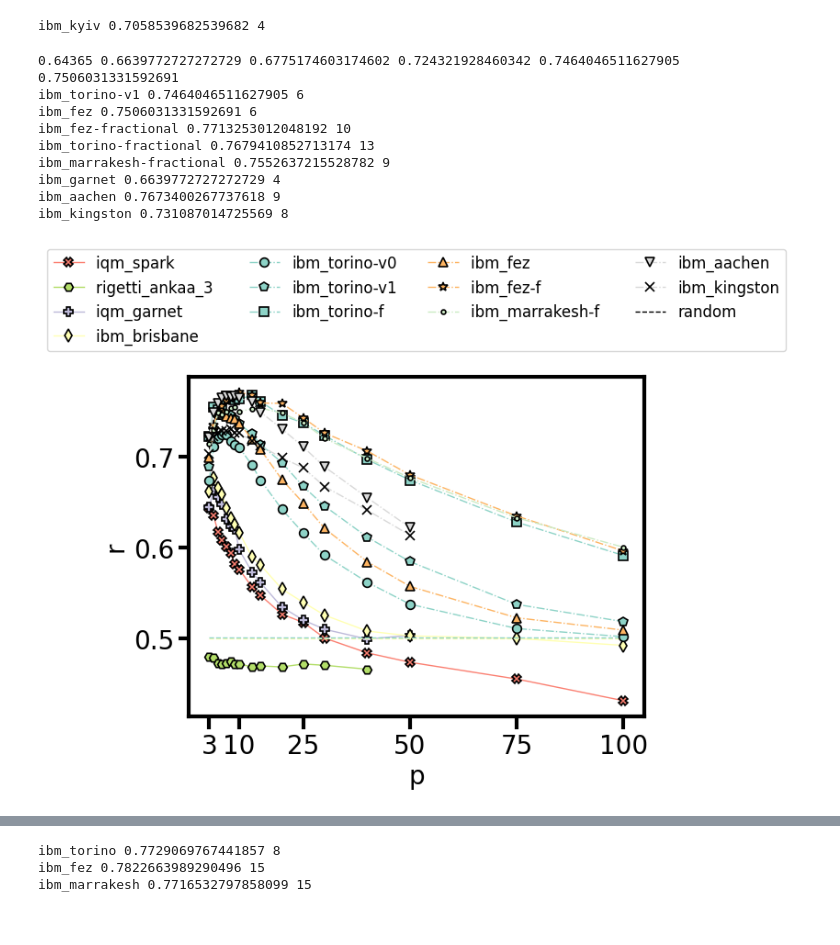
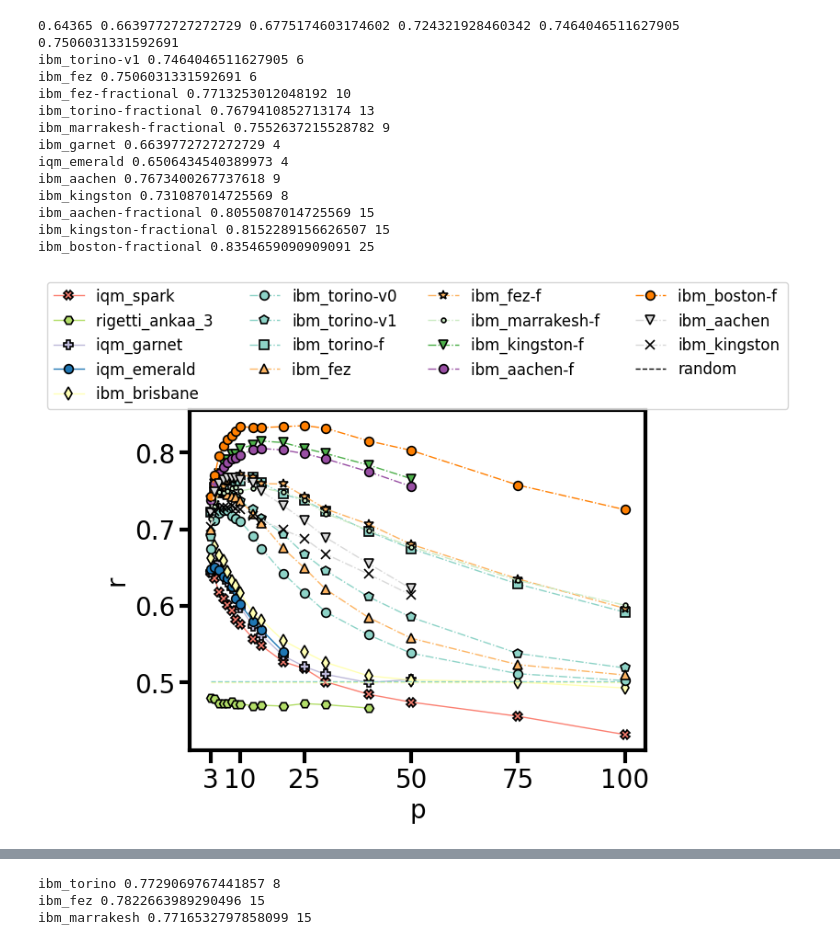
Before and after one commit to alejomonbar/LR-QAOA-QPU-Benchmarking, a Jupyter notebook: NL-Figures.ipynb, the cells around one changed output, grey strips where cells are left out. Saved outputs shown, nothing was run; the diff lists cells and outputs as text; code cells hidden in the pictures.

Commit message:
adding ibm_boston, iqm_emerald, aqt_ibexq1 experiments

```diff
--- a/NL-Figures.ipynb
+++ b/NL-Figures.ipynb
@@ -29,15 +29,6 @@ mpl.rcParams['legend.fontsize'] = 14
 mpl.rcParams['mathtext.fontset'] = 'dejavusans'
 mpl.rcParams['font.family'] = 'sans-serif'
 cm_colors = plt.get_cmap('Set2')
-# %%
-backend_name = "ibm_kyiv"
-device = np.load(f"./Data/{backend_name}/127_HE.npy", allow_pickle=True).item()
-case = ""
-prop = "r"
-ps = device["ps"]
-print(f"{backend_name}", max([device["postprocessing"+case][1][p][prop] for p in ps]), ps[np.argmax([device["postprocessing"+case][1][p][prop] for p in ps])])
-# %% [output]
-ibm_kyiv 0.7058539682539682 4
 # %%
 ibm_brisbane = np.load("./Data/ibm_brisbane/127_HE_day2.npy", allow_pickle=True).item()
 ibm_torino = np.load("./Data/ibm_torino/133_HE.npy", allow_pickle=True).item()
@@ -47,19 +38,26 @@ ibm_torino_fractional = np.load("./Data/ibm_torino/133_HE_fractional.npy", allow
 ibm_fez = np.load("./Data/ibm_fez/156_HE.npy", allow_pickle=True).item()
 ibm_fez_fractional = np.load("./Data/ibm_fez/156_HE_fractional.npy", allow_pickle=True).item()
 ibm_marrakesh_fractional = np.load("./Data/ibm_marrakesh/156_HE_fractional.npy", allow_pickle=True).item()
+ibm_aachen_fractional = np.load("./Data/ibm_aachen/156_HE_fractional.npy", allow_pickle=True).item()
+ibm_kingston_fractional = np.load("./Data/ibm_kingston/156_HE_fractional.npy", allow_pickle=True).item()
+ibm_boston_fractional = np.load("./Data/ibm_boston/156_HEw1.npy", allow_pickle=True).item()
 
 ibm_aachen = np.load("./Data/ibm_aachen/156_HE.npy", allow_pickle=True).item()
+
 ibm_kingston = np.load("./Data/ibm_kingston/156_HE.npy", allow_pickle=True).item()
 ibm_kyoto = np.load("./Data/ibm_kyoto/127_HE.npy", allow_pickle=True).item()
 
 
 iqm_garnet = np.load("./Data/iqm_garnet/20_NL.npy", allow_pickle=True).item()
+iqm_emerald = np.load("./Data/iqm_emerald/54_HE.npy", allow_pickle=True).item()
+
 iqm_spark = np.load("./Data/iqm_spark/5_SQ.npy", allow_pickle=True).item()
 
 
 rigetti_ankaa_3 = np.load("./Data/rigetti_ankaa_3/82_NL.npy", allow_pickle=True).item()
 
 colors = plt.get_cmap("Set3")
+colors1 = plt.get_cmap("Set1")
 delta = 1
 case = ""
 prop = "r"
@@ -71,6 +69,8 @@ ax.plot(rigetti_ankaa_3["ps"], [rigetti_ankaa_3["postprocessing"+case][1][p][0][
 
 ps = iqm_garnet["ps"]
 ax.plot(ps, [iqm_garnet["postprocessing"+case][1][p][0][prop] for p in ps], label ="iqm_garnet ", markeredgecolor="black", markersize=7, color=colors(2), marker="P")
+ax.plot(iqm_emerald["ps"], [iqm_emerald["postprocessing"+case][0.75][p][prop] for p in iqm_emerald["ps"]], label ="iqm_emerald ", markeredgecolor="black", markersize=7, color=None, marker="o")
+
 ps = ibm_brisbane["ps"]
 ax.plot(ps, [ibm_brisbane["postprocessing"+case][1][p][prop] for p in ps], label ="ibm_brisbane ", markeredgecolor="black", markersize=7, color=colors(1), marker="d")
 ax.plot(ps, len(ps)*[ibm_brisbane["random"+case][prop]], linestyle="--", color=colors(1))
@@ -84,6 +84,9 @@ ax.plot(ps, [ibm_fez["postprocessing"+case][1][p][prop] for p in ps], label ="ib
 ax.plot(ps, [ibm_fez_fractional["postprocessing"+case][0.75][p][prop] for p in ps], label ="ibm_fez-f ", markeredgecolor="black", markersize=7, color=colors(5), linestyle="-.", marker="*")
 
 ax.plot(ps, [ibm_marrakesh_fractional["postprocessing"+case][0.75][p][prop] for p in ps], label ="ibm_marrakesh-f ", markeredgecolor="black", markersize=7, color=colors(10), linestyle="-.", marker=".")
+ax.plot(ibm_kingston_fractional["ps"], [ibm_kingston_fractional["postprocessing"+case][0.75][p][prop] for p in ibm_kingston_fractional["ps"]], label ="ibm_kingston-f ", markeredgecolor="black", markersize=7, color=colors1(2), linestyle="-.", marker="v")
+ax.plot(ibm_aachen_fractional["ps"], [ibm_aachen_fractional["postprocessing"+case][0.75][p][prop] for p in ibm_aachen_fractional["ps"]], label ="ibm_aachen-f ", markeredgecolor="black", markersize=7, color=colors1(3), linestyle="-.", marker="o")
+ax.plot(ibm_boston_fractional["ps"], [ibm_boston_fractional["postprocessing"+case][0.75][p][prop] for p in ibm_boston_fractional["ps"]], label ="ibm_boston-f ", markeredgecolor="black", markersize=7, color=colors1(4), linestyle="-.", marker="o")
 
 ax.plot(ps[:-2], [ibm_aachen["postprocessing"+case][0.75][p][prop] for p in ps[:-2]], label ="ibm_aachen", markeredgecolor="black", markersize=7, color=colors(8), linestyle="-.", marker="v")
 ax.plot(ps[:-2], [ibm_kingston["postprocessing"+case][0.75][p][prop] for p in ps[:-2]], label ="ibm_kingston", markeredgecolor="black", markersize=7, color=colors(8), linestyle="-.", marker="x")
@@ -94,34 +97,43 @@ print(max([iqm_spark["postprocessing"+case][1][p][prop] for p in ps]),
       max([ibm_torino["postprocessing"+case][1][p][prop] for p in ps]),
       max([ibm_torino_v1["postprocessing"+case][1][p][prop] for p in ps]),
       max([ibm_fez["postprocessing"+case][1][p][prop] for p in ps]),
       )
 print("ibm_torino-v1", max([ibm_torino_v1["postprocessing"+case][1][p][prop] for p in ps]), ps[np.argmax([ibm_torino_v1["postprocessing"+case][1][p][prop] for p in ps])])
 print("ibm_fez", max([ibm_fez["postprocessing"+case][1][p][prop] for p in ps]), ps[np.argmax([ibm_fez["postprocessing"+case][1][p][prop] for p in ps])])
 print("ibm_fez-fractional", max([ibm_fez_fractional["postprocessing"+case][0.75][p][prop] for p in ps]), ps[np.argmax([ibm_fez_fractional["postprocessing"+case][0.75][p][prop] for p in ps])])
 print("ibm_torino-fractional", max([ibm_torino_fractional["postprocessing"+case][0.75][p][prop] for p in ps]), ps[np.argmax([ibm_torino_fractional["postprocessing"+case][0.75][p][prop] for p in ps])])
 print("ibm_marrakesh-fractional", max([ibm_marrakesh_fractional["postprocessing"+case][0.75][p][prop] for p in ps]), ps[np.argmax([ibm_marrakesh_fractional["postprocessing"+case][0.75][p][prop] for p in ps])])
 print("ibm_garnet", max([iqm_garnet["postprocessing"+case][1][p][0][prop] for p in iqm_garnet["ps"]]), ps[np.argmax([iqm_garnet["postprocessing"+case][1][p][0][prop] for p in iqm_garnet["ps"]])])
+print("iqm_emerald", max([iqm_emerald["postprocessing"+case][0.75][p][prop] for p in iqm_emerald["ps"]]), ps[np.argmax([iqm_emerald["postprocessing"+case][0.75][p][prop] for p in iqm_emerald["ps"]])])
+
 print("ibm_aachen", max([ibm_aachen["postprocessing"+case][0.75][p][prop] for p in ibm_aachen["ps"]]), ps[np.argmax([ibm_aachen["postprocessing"+case][0.75][p][prop]for p in ibm_aachen["ps"]])])
 print("ibm_kingston", max([ibm_kingston["postprocessing"+case][0.75][p][prop] for p in ibm_kingston["ps"]]), ps[np.argmax([ibm_kingston["postprocessing"+case][0.75][p][prop]for p in ibm_kingston["ps"]])])
+print("ibm_aachen-fractional", max([ibm_aachen_fractional["postprocessing"+case][0.75][p][prop] for p in ibm_aachen_fractional["ps"]]), ps[np.argmax([ibm_aachen_fractional["postprocessing"+case][0.75][p][prop]for p in ibm_aachen_fractional["ps"]])])
+print("ibm_kingston-fractional", max([ibm_kingston_fractional["postprocessing"+case][0.75][p][prop] for p in ibm_kingston_fractional["ps"]]), ps[np.argmax([ibm_kingston_fractional["postprocessing"+case][0.75][p][prop]for p in ibm_kingston_fractional["ps"]])])
+print("ibm_boston-fractional", max([ibm_boston_fractional["postprocessing"+case][0.75][p][prop] for p in ibm_boston_fractional["ps"]]), ps[np.argmax([ibm_boston_fractional["postprocessing"+case][0.75][p][prop]for p in ibm_boston_fractional["ps"]])])
 
 extra = "fractional"
 ax.plot([],[], label ="random" ,color="black", linestyle="--")
 ax.legend(loc="upper center", bbox_to_anchor=(0.5,1.4), ncol=4, fontsize=12)
 ax.set_ylabel("r")
 ax.set_xlabel("p")
 ax.set_xticks([3, 10, 25, 50, 75, 100])
 fig.savefig(f"./Figures/NL/comparison_eagle_heron{case}_{prop}{extra}.pdf", bbox_inches="tight", transparent=True)
 # %% [output]
 0.64365 0.6639772727272729 0.6775174603174602 0.724321928460342 0.7464046511627905 0.7506031331592691
 ibm_torino-v1 0.7464046511627905 6
 ibm_fez 0.7506031331592691 6
 ibm_fez-fractional 0.7713253012048192 10
 ibm_torino-fractional 0.7679410852713174 13
 ibm_marrakesh-fractional 0.7552637215528782 9
 ibm_garnet 0.6639772727272729 4
+iqm_emerald 0.6506434540389973 4
 ibm_aachen 0.7673400267737618 9
 ibm_kingston 0.731087014725569 8
+ibm_aachen-fractional 0.8055087014725569 15
+ibm_kingston-fractional 0.8152289156626507 15
+ibm_boston-fractional 0.8354659090909091 25
-[figure, old version]
+[figure, new version]
 # %%
 ibm_brisbane = np.load("./Data/ibm_brisbane/127_HE_day2.npy", allow_pickle=True).item()
 ibm_torino = np.load("./Data/ibm_torino/133_HE.npy", allow_pickle=True).item()
```
Also changed, not shown: parts of 2 cells of this notebook, 58 other files.
